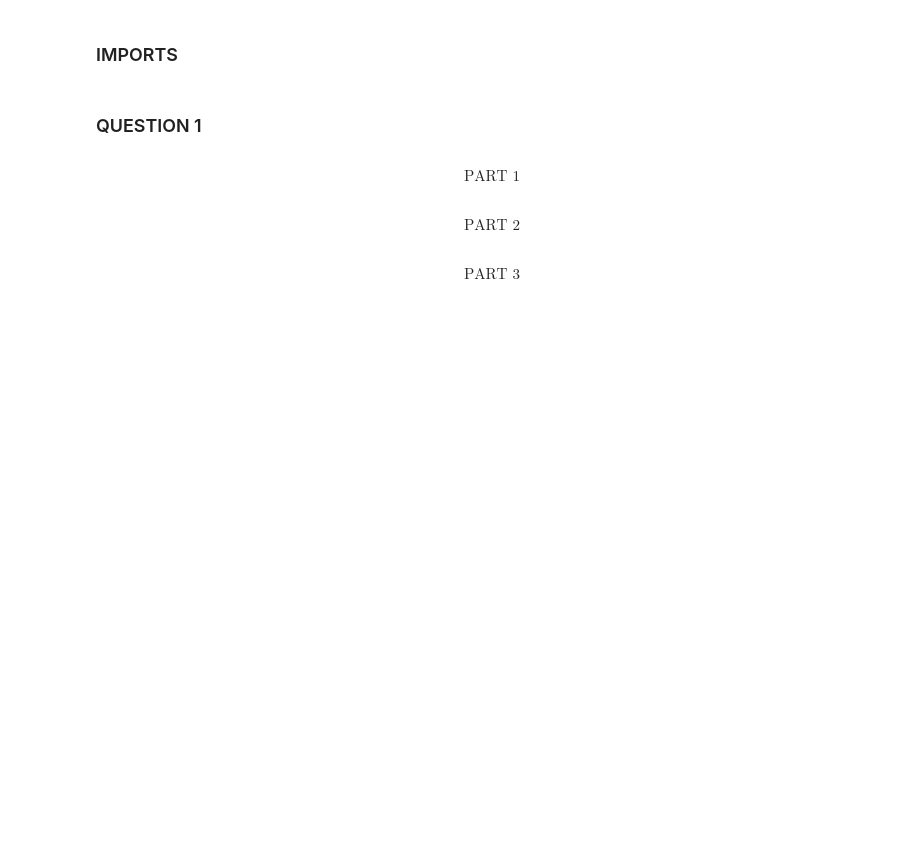
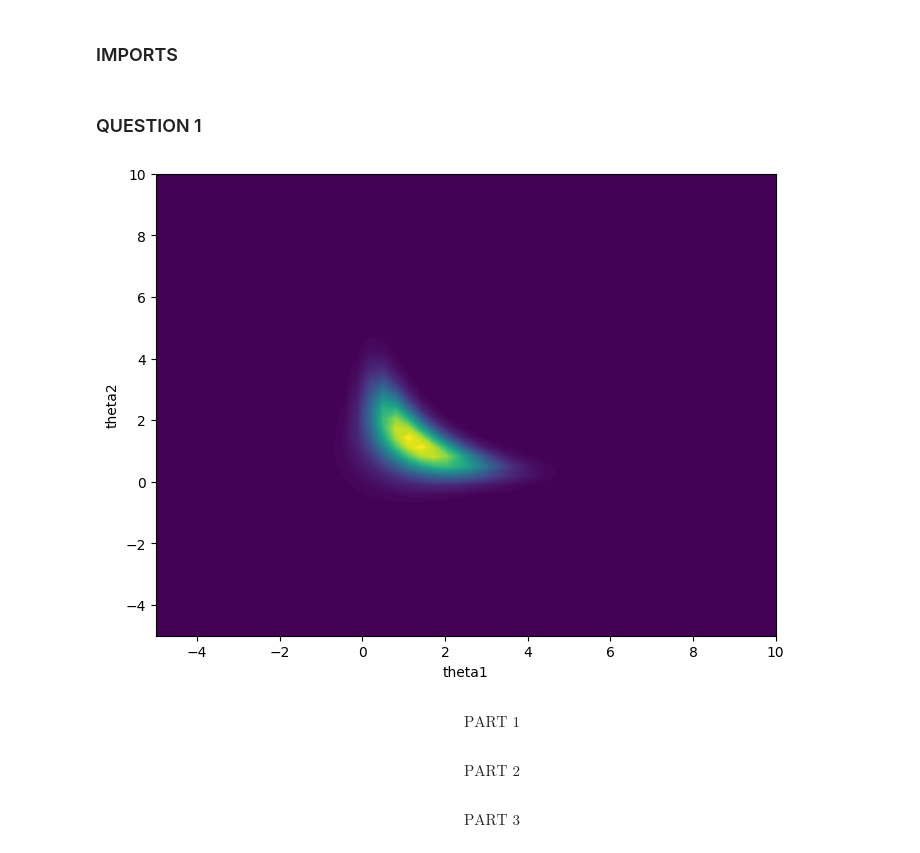
Before and after one commit to GATechMSCS/fall2023, a Jupyter notebook: isye6420_bayesian_statistics/lectures/final/real/submission/final_Code_ScottSchmidl.ipynb, the cells around one changed output. Saved outputs shown, nothing was run; the diff lists cells and outputs as text; code cells hidden in the pictures; blank space fills up the shorter version.

```diff
--- a/isye6420_bayesian_statistics/lectures/final/real/submission/final_Code_ScottSchmidl.ipynb
+++ b/isye6420_bayesian_statistics/lectures/final/real/submission/final_Code_ScottSchmidl.ipynb
@@ -66,3 +19,23 @@ print(f"{np.var(lambdas)=}")
+# %%
+# THETAS
+theta1, theta2 = np.linspace(start=-5, stop=10), np.linspace(start=-5, stop=10)
+theta1_grid, theta2_grid = np.meshgrid(theta1, theta2)
+
+# POSTERIOR
+def unnorm_pdf(theta1, theta2):
+    eq_exp = (-1/2) * ((theta1**2 * theta2**2) + (theta1**2) + (theta2**2) - (2 * theta1 * theta2) - (4 * theta1) - (4 * theta2))
+    return np.exp(eq_exp)
+
+p_thetaGivenY = unnorm_pdf(theta1_grid, theta2_grid)
+
+# TWO-DIMENSIONAL PLOT
+plt.figure(figsize=(8, 6))
+plt.contourf(theta1_grid, theta2_grid, p_thetaGivenY, levels=100)
+plt.xlabel("theta1")
+plt.ylabel("theta2")
+plt.show()
+# %% [output]
+[figure, added]
 # %% [markdown]
 $$
 \text{PART 1}
```
Also changed, not shown: parts of 30 cells of this notebook.
